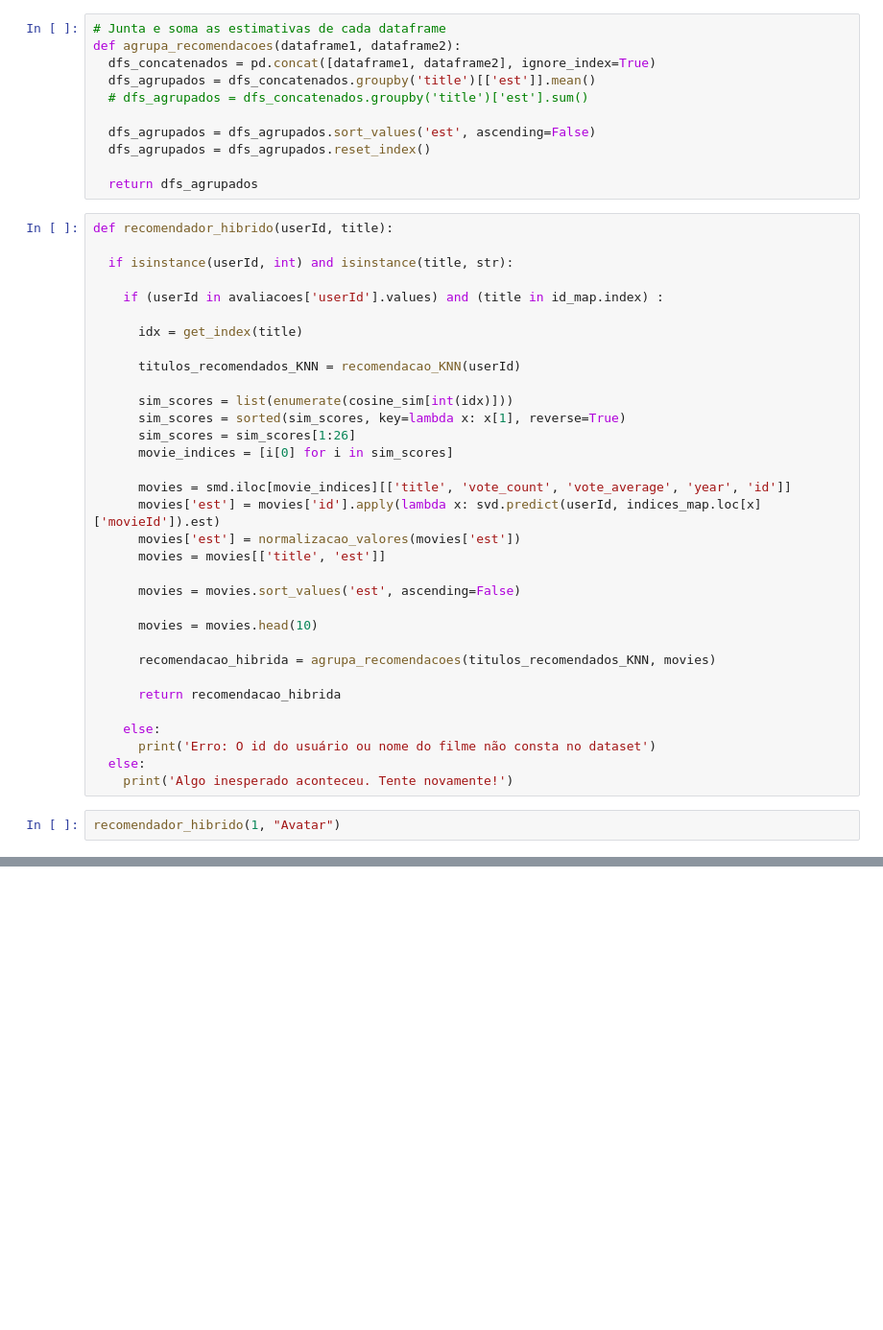
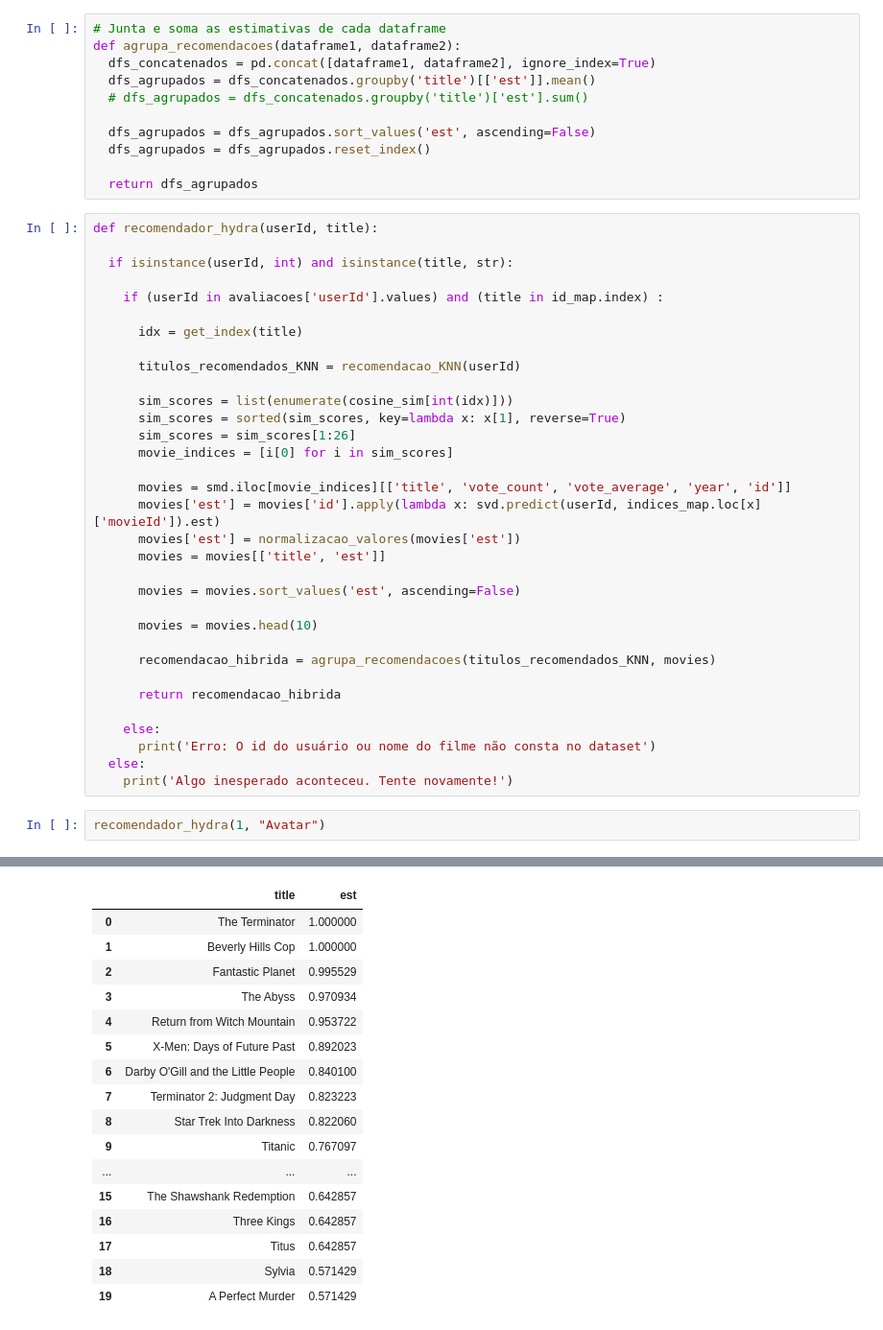
Before and after one commit to kaikimello/tcc-final, a Jupyter notebook: recomendador_hibrido_KNN.ipynb, the cells around one changed output, grey strips where cells are left out. Shown: that part at 96% size. Saved outputs shown, nothing was run; the diff lists cells and outputs as text; blank space fills up the shorter version.

Commit message:
Alterando o nome do método para recomendador_hydra

```diff
--- a/recomendador_hibrido_KNN.ipynb
+++ b/recomendador_hibrido_KNN.ipynb
@@ -432,7 +670,7 @@ def agrupa_recomendacoes(dataframe1, dataframe2):
 
   return dfs_agrupados
 # %%
-def recomendador_hibrido(userId, title):
+def recomendador_hydra(userId, title):
 
   if isinstance(userId, int) and isinstance(title, str):
 
@@ -465,4 +703,5 @@ def recomendador_hibrido(userId, title):
   else:
     print('Algo inesperado aconteceu. Tente novamente!')
 # %%
-recomendador_hibrido(1, "Avatar")
+recomendador_hydra(1, "Avatar")
+# %% [output]
@@ -469 +725,18 @@ recomendador_hibrido(1, "Avatar")
+|  | title | est |
+| 0 | The Terminator | 1.000000 |
+| 1 | Beverly Hills Cop | 1.000000 |
+| 2 | Fantastic Planet | 0.995529 |
+| 3 | The Abyss | 0.970934 |
+| 4 | Return from Witch Mountain | 0.953722 |
+| 5 | X-Men: Days of Future Past | 0.892023 |
+| 6 | Darby O'Gill and the Little People | 0.840100 |
+| 7 | Terminator 2: Judgment Day | 0.823223 |
+| 8 | Star Trek Into Darkness | 0.822060 |
+| 9 | Titanic | 0.767097 |
+| ... | ... | ... |
+| 15 | The Shawshank Redemption | 0.642857 |
+| 16 | Three Kings | 0.642857 |
+| 17 | Titus | 0.642857 |
+| 18 | Sylvia | 0.571429 |
+| 19 | A Perfect Murder | 0.571429 |
 # %%
```
Also changed, not shown: parts of 28 cells of this notebook.
